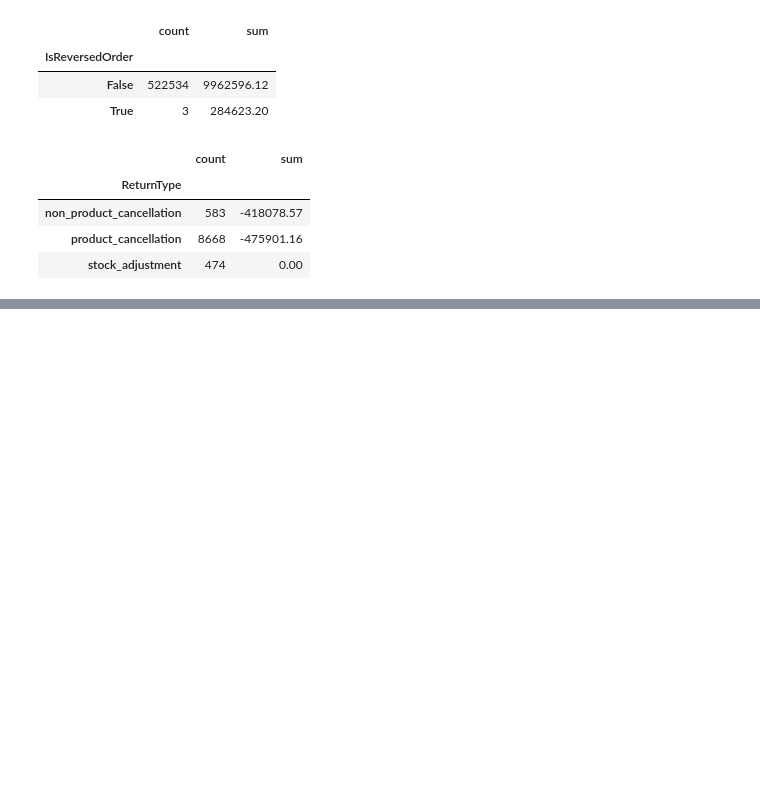
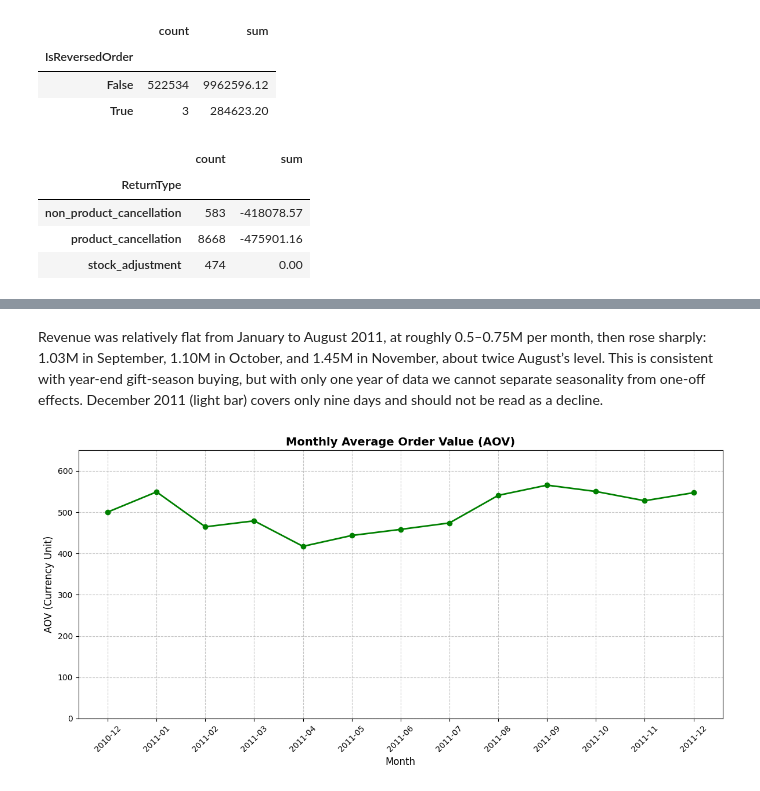
Before and after one commit to MahdiYaqobi/online-retail-data-cleaning, a Jupyter notebook: notebook/eda_notebook.ipynb, the cells around one changed output, grey strips where cells are left out. Cells and saved outputs as stored; diff of their text form; code cells hidden in the pictures; blank space fills up the shorter version.

```diff
--- a/notebook/eda_notebook.ipynb
+++ b/notebook/eda_notebook.ipynb
@@ -127,0 +206,17 @@ returns.groupby("ReturnType")["TotalPrice"].agg(["count", "sum"])
+# %% [markdown]
+Revenue was relatively flat from January to August 2011, at roughly 0.5–0.75M per month, then rose sharply: 1.03M in September, 1.10M in October, and 1.45M in November, about twice August’s level. This is consistent with year-end gift-season buying, but with only one year of data we cannot separate seasonality from one-off effects. December 2011 (light bar) covers only nine days and should not be read as a decline.
+# %%
+plt.figure(figsize=(12, 6))
+plt.plot(months, aov, marker='o', color='green', linewidth=2, markersize=6)
+
+plt.title('Monthly Average Order Value (AOV)', fontsize=14, fontweight='bold')
+plt.xlabel('Month', fontsize=12)
+plt.ylabel('AOV (Currency Unit)', fontsize=12)
+plt.xticks(rotation=45)
+plt.grid(True, linestyle='--', alpha=0.7)
+plt.ylim(0, 650)
+
+plt.tight_layout()
+plt.show()
+# %% [output]
+[figure, added]
```
Also changed, not shown: parts of 8 cells of this notebook.
